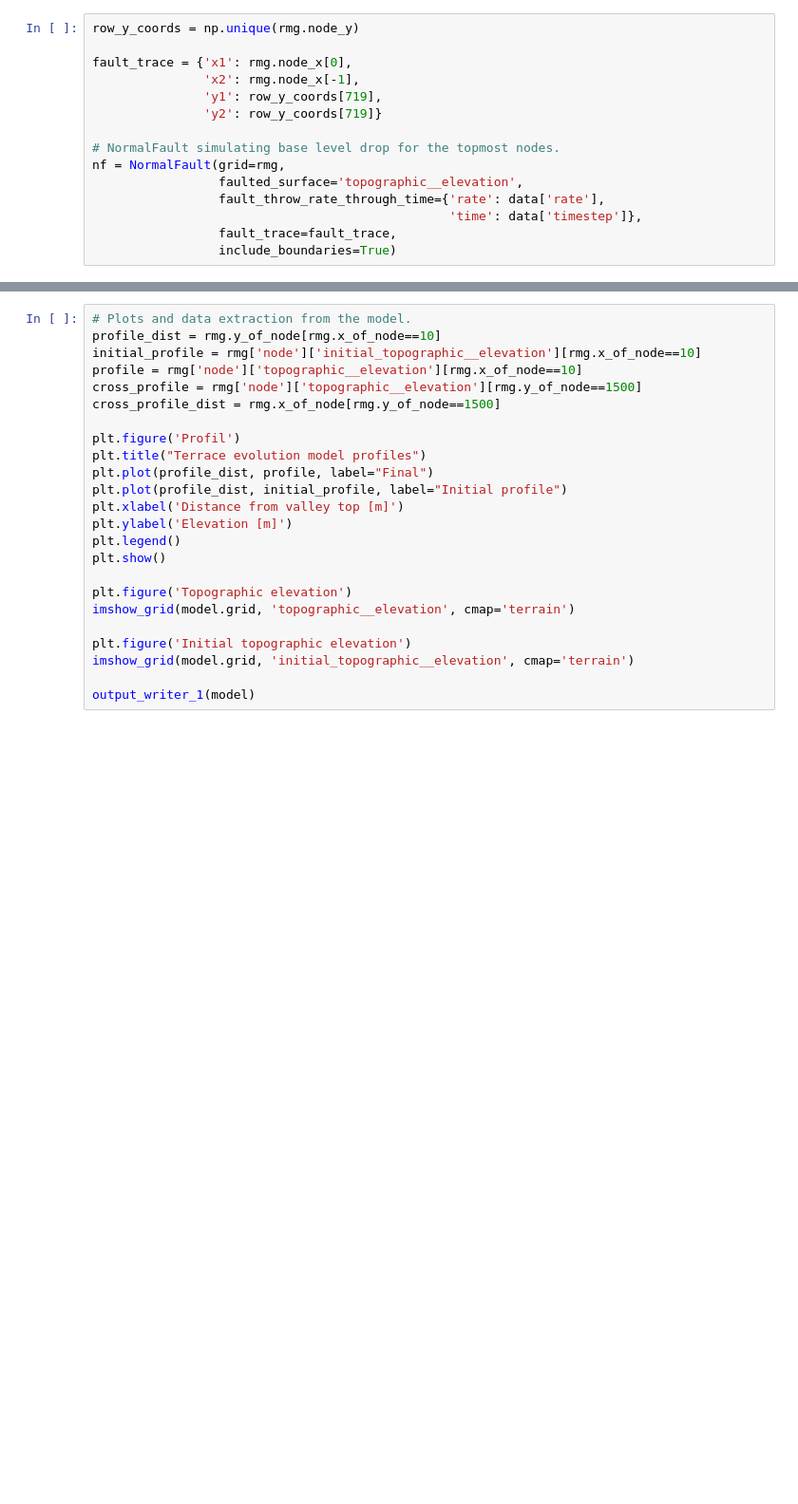
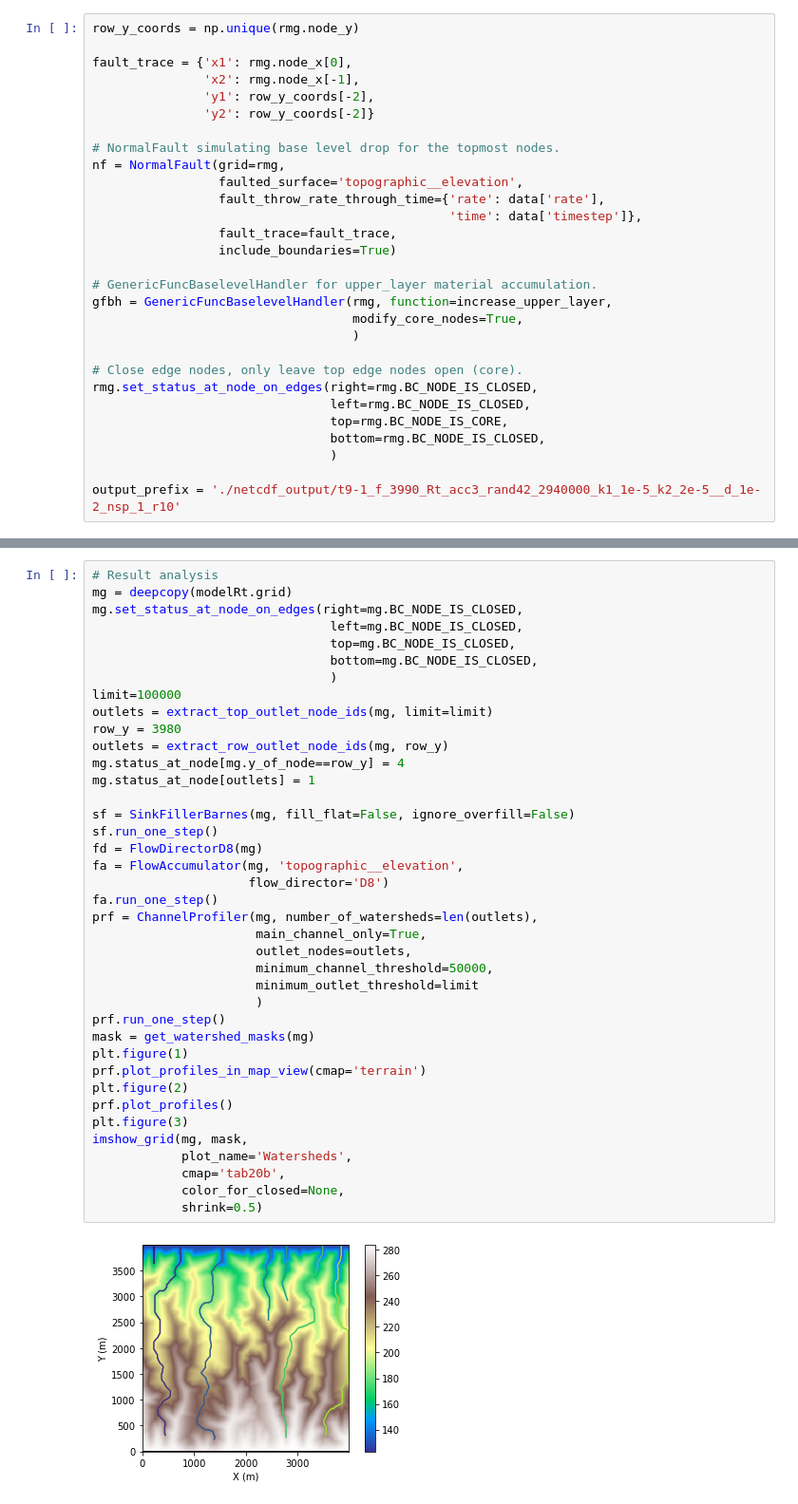
Before and after one commit to gerzsd/gd_landlab_demos, a Jupyter notebook: terrace_models/terrace_9-1_randvalleys_1.ipynb, the cells around one changed output, grey strips where cells are left out. Shown at 95% size. Saved outputs shown, nothing was run; the diff lists cells and outputs as text; blank space fills up the shorter version.

Commit message:
Reworked notebook and new functions in landlab_utils

```diff
--- a/terrace_models/terrace_9-1_randvalleys_1.ipynb
+++ b/terrace_models/terrace_9-1_randvalleys_1.ipynb
@@ -60,8 +87,8 @@ row_y_coords = np.unique(rmg.node_y)
 
 fault_trace = {'x1': rmg.node_x[0],
                'x2': rmg.node_x[-1],
-               'y1': row_y_coords[719],
-               'y2': row_y_coords[719]}
+               'y1': row_y_coords[-2],
+               'y2': row_y_coords[-2]}
 
 # NormalFault simulating base level drop for the topmost nodes.
 nf = NormalFault(grid=rmg,
@@ -70,4 +97,18 @@ nf = NormalFault(grid=rmg,
                                                 'time': data['timestep']},
                  fault_trace=fault_trace,
                  include_boundaries=True)
+
+# GenericFuncBaselevelHandler for upper_layer material accumulation.
+gfbh = GenericFuncBaselevelHandler(rmg, function=increase_upper_layer,
+                                   modify_core_nodes=True,
+                                   )
+
+# Close edge nodes, only leave top edge nodes open (core).
+rmg.set_status_at_node_on_edges(right=rmg.BC_NODE_IS_CLOSED,
+                                left=rmg.BC_NODE_IS_CLOSED,
+                                top=rmg.BC_NODE_IS_CORE,
+                                bottom=rmg.BC_NODE_IS_CLOSED,
+                                )
+
+output_prefix = './netcdf_output/t9-1_f_3990_Rt_acc3_rand42_2940000_k1_1e-5_k2_2e-5__d_1e-2_nsp_1_r10'
 # %%
@@ -98,24 +161,41 @@ model.run()
 # %%
-# Plots and data extraction from the model.
-profile_dist = rmg.y_of_node[rmg.x_of_node==10]
-initial_profile = rmg['node']['initial_topographic__elevation'][rmg.x_of_node==10]
-profile = rmg['node']['topographic__elevation'][rmg.x_of_node==10]
-cross_profile = rmg['node']['topographic__elevation'][rmg.y_of_node==1500]
-cross_profile_dist = rmg.x_of_node[rmg.y_of_node==1500]
+# Result analysis
+mg = deepcopy(modelRt.grid)
+mg.set_status_at_node_on_edges(right=mg.BC_NODE_IS_CLOSED,
+                                left=mg.BC_NODE_IS_CLOSED,
+                                top=mg.BC_NODE_IS_CLOSED,
+                                bottom=mg.BC_NODE_IS_CLOSED,
+                                )
+limit=100000
+outlets = extract_top_outlet_node_ids(mg, limit=limit)
+row_y = 3980
+outlets = extract_row_outlet_node_ids(mg, row_y)
+mg.status_at_node[mg.y_of_node==row_y] = 4
+mg.status_at_node[outlets] = 1
 
-plt.figure('Profil')
-plt.title("Terrace evolution model profiles")
-plt.plot(profile_dist, profile, label="Final")
-plt.plot(profile_dist, initial_profile, label="Initial profile")
-plt.xlabel('Distance from valley top [m]')
-plt.ylabel('Elevation [m]')
-plt.legend()
-plt.show()
-
-plt.figure('Topographic elevation')
-imshow_grid(model.grid, 'topographic__elevation', cmap='terrain')
-
-plt.figure('Initial topographic elevation')
-imshow_grid(model.grid, 'initial_topographic__elevation', cmap='terrain')
-
-output_writer_1(model)
+sf = SinkFillerBarnes(mg, fill_flat=False, ignore_overfill=False)
+sf.run_one_step()
+fd = FlowDirectorD8(mg)
+fa = FlowAccumulator(mg, 'topographic__elevation',
+                     flow_director='D8')
+fa.run_one_step()
+prf = ChannelProfiler(mg, number_of_watersheds=len(outlets),
+                      main_channel_only=True,
+                      outlet_nodes=outlets,
+                      minimum_channel_threshold=50000,
+                      minimum_outlet_threshold=limit
+                      )
+prf.run_one_step()
+mask = get_watershed_masks(mg)
+plt.figure(1)
+prf.plot_profiles_in_map_view(cmap='terrain')
+plt.figure(2)
+prf.plot_profiles()
+plt.figure(3)
+imshow_grid(mg, mask,
+            plot_name='Watersheds',
+            cmap='tab20b',
+            color_for_closed=None,
+            shrink=0.5)
+# %% [output]
+[figure, added]
```
Also changed, not shown: parts of 7 cells of this notebook, 2 other files.
